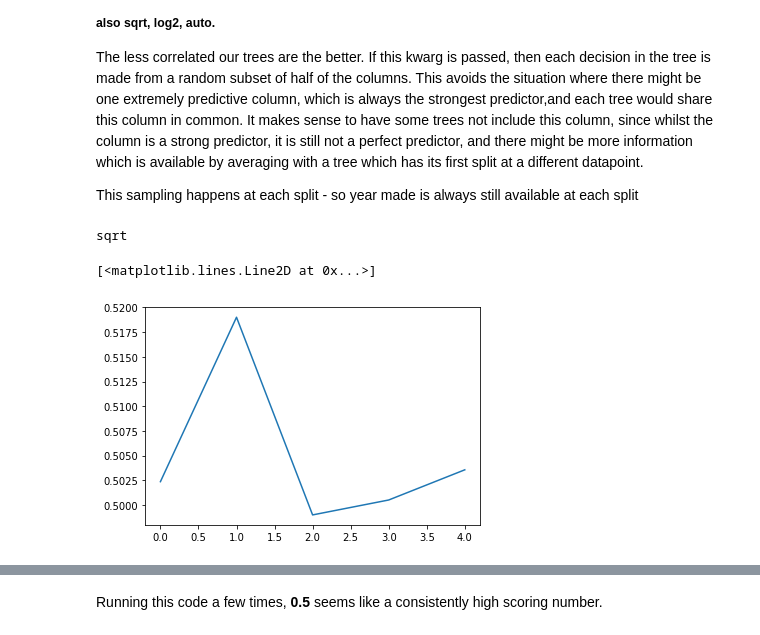
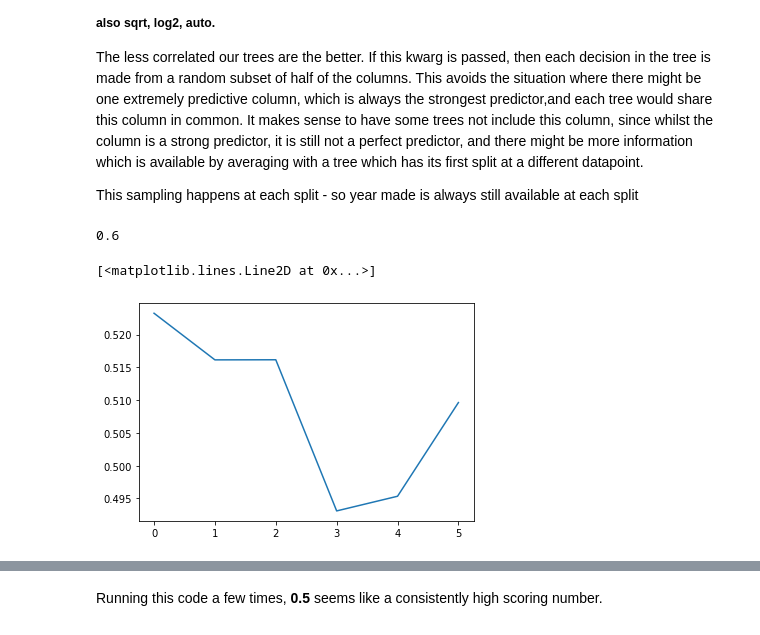
Before and after one commit to Mgallimore88/ML_Titanic, a Jupyter notebook: titanic_notebook.ipynb, the cells around one changed output, grey strips where cells are left out. Cells and saved outputs as stored; diff of their text form; code cells hidden in the pictures.

```diff
--- a/titanic_notebook.ipynb
+++ b/titanic_notebook.ipynb
@@ -126,3 +141,3 @@ df_raw.to_feather('data/titanic/titanic_raw')
 # %%
-df_raw = pd.read_feather('data/titanic/titanic_raw')
+df_raw = pd.read_feather('tmp/titanic_raw_cats')
 # %%
@@ -265,7 +259,7 @@ titanic_trained_raw
 # %% [markdown]
 ## loading
 # %%
-df = pd.read_feather('tmp/titanic_trained_raw')
+df = pd.read_feather('tmp/titanic_procdfd_raw')
 # %%
 # df, y = proc_df(df_raw, 'SalePrice')
 df.head()
@@ -651,14 +653,14 @@ If this kwarg is passed, then each decision in the tree is made from a random su
 
 This sampling happens at each split - so year made is always still available at each split
 # %%
-max_features = [None, 0.5, 'sqrt', 'log2', 'auto']
+max_features = [None, 0.5, 0.6, 'sqrt', 'log2', 'auto']
 
 mxf = [RandomForestRegressor(n_estimators=200, n_jobs=-1, max_features = x, oob_score=True) for x in max_features]
 print(mxf[2].max_features)
 [mxf[n].fit(x_train,y_train) for n in range(len(mxf))]
 
 plt.plot([metrics.r2_score(y_valid, mxf[i].predict(x_valid)) for i in range(len(mxf))])
 # %% [output]
-sqrt
+0.6
 [<matplotlib.lines.Line2D at 0x...>]
-[figure, old version]
+[figure, new version]
```
Also changed, not shown: parts of 49 cells of this notebook, 5 other files.
